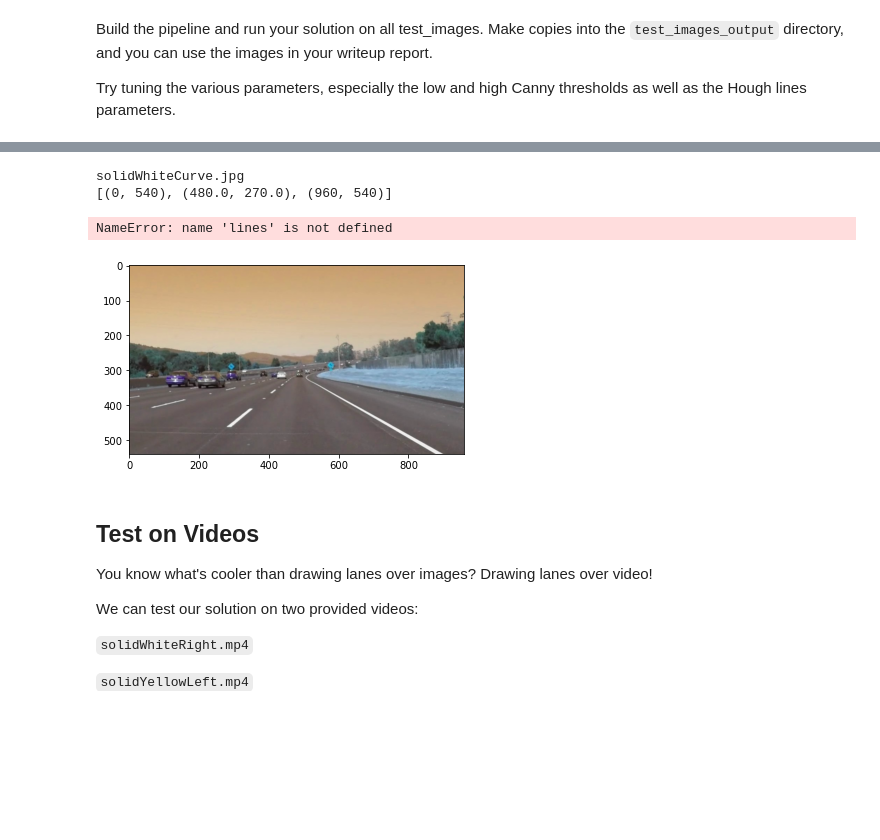
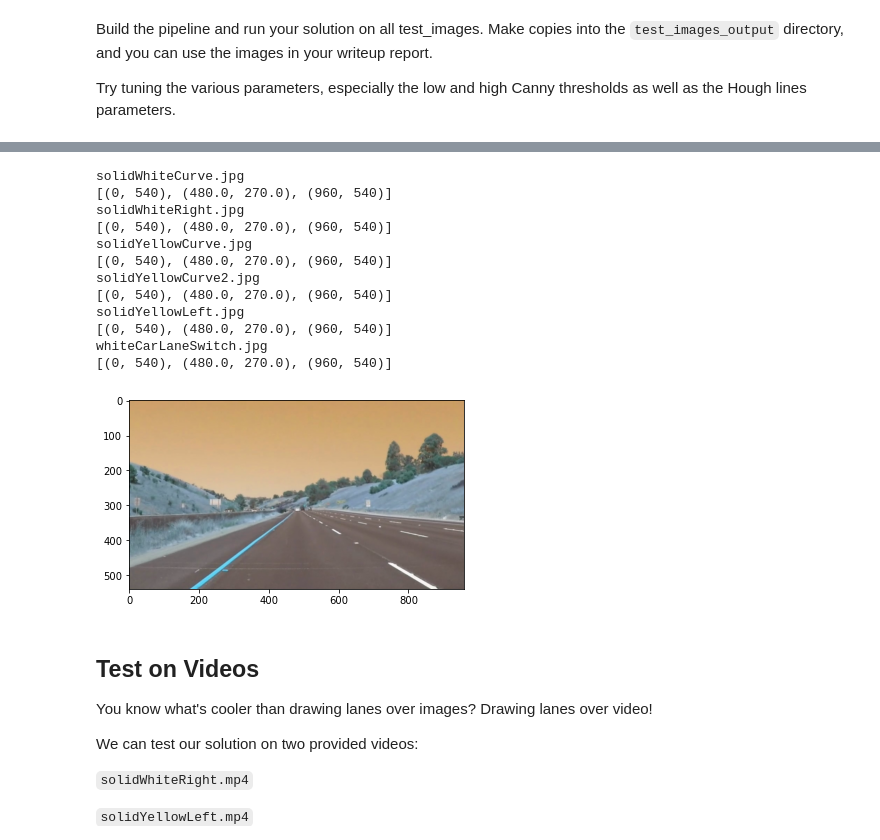
Before and after one commit to kovacsbelsen/CarVision, a Jupyter notebook: CarND-LaneLines-P1-master/P1.ipynb, the cells around one changed output, grey strips where cells are left out. Drawn from its saved outputs; the diff is of its cells as text; code cells hidden in the pictures; blank space fills up the shorter version.

```diff
--- a/CarND-LaneLines-P1-master/P1.ipynb
+++ b/CarND-LaneLines-P1-master/P1.ipynb
@@ -200,44 +275,53 @@ Try tuning the various parameters, especially the low and high Canny thresholds
 for i in os.listdir("test_images/"):
     print(i)
 
     img = cv2.imread('test_images/' + str(i))
     #print(img.shape)
 
     initial_img = img.copy()
-
     height = img.shape[0]
     #print(height)
-
     width = img.shape[1]
     #print(width)
 
     region_of_interest_vertices = [
     (0, height),
     (width/2, height/2),
     (width, height)]
     print(region_of_interest_vertices)
 
-    grayscale(img)
+    gray_image = grayscale(img)
 
-    canny(img, 100, 200)
-    plt.imshow(img)
+    gaussian = gaussian_blur(img, 5)
 
-    gaussian_blur(img, 5)
+    canny_image = canny(img, 100, 200)
 
-    region_of_interest(image, np.array([region_of_interest_vertices], np.int32),)
+    cropped_image = region_of_interest(canny_image, np.array([region_of_interest_vertices], np.int32),)
 
-    draw_lines(img, lines, color=[255, 0, 0], thickness=2)
+    hough_image = hough_lines(cropped_image, rho, theta, threshold, min_line_len, max_line_gap)
 
-    hough_lines(img, 6, np.pi/180, 160, 40, 25)
+    #draw_lines(hough_image, lines, color=[255, 0, 0], thickness=2)
+    linesP = cv2.HoughLinesP(cropped_image, 1, np.pi / 180, 50, None, 0, 1000)
+    for line in linesP:
+        cv2.line(cropped_image, (line[0][0], line[0][1]), (line[0][2], line[0][3]), [255, 0, 0], thickness=2)
 
     weighted_img(img, initial_img, α=0.8, β=1., γ=0.)
 
     plt.imshow(img)
 # %% [output]
 solidWhiteCurve.jpg
 [(0, 540), (480.0, 270.0), (960, 540)]
+solidWhiteRight.jpg
+[(0, 540), (480.0, 270.0), (960, 540)]
+solidYellowCurve.jpg
+[(0, 540), (480.0, 270.0), (960, 540)]
+solidYellowCurve2.jpg
+[(0, 540), (480.0, 270.0), (960, 540)]
+solidYellowLeft.jpg
+[(0, 540), (480.0, 270.0), (960, 540)]
+whiteCarLaneSwitch.jpg
+[(0, 540), (480.0, 270.0), (960, 540)]
-NameError: name 'lines' is not defined
-[figure, old version]
+[figure, new version]
 # %% [markdown]
 ## Test on Videos
 
```
Also changed, not shown: parts of 2 cells of this notebook.
